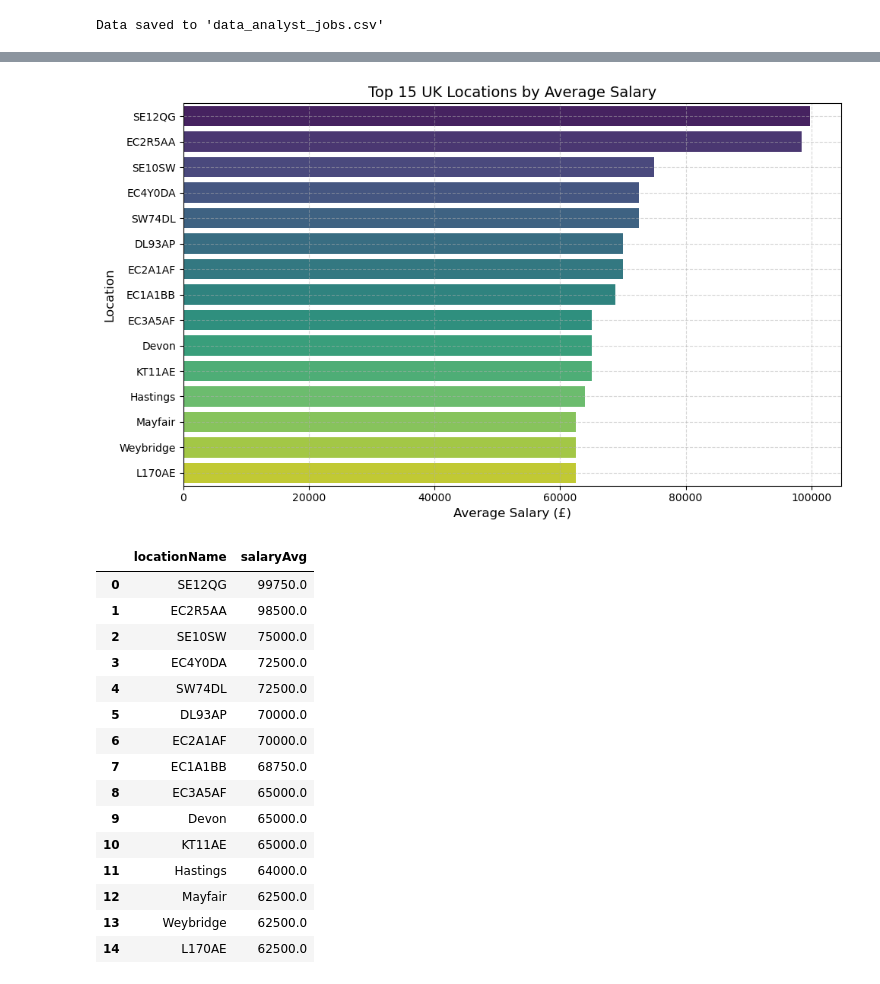
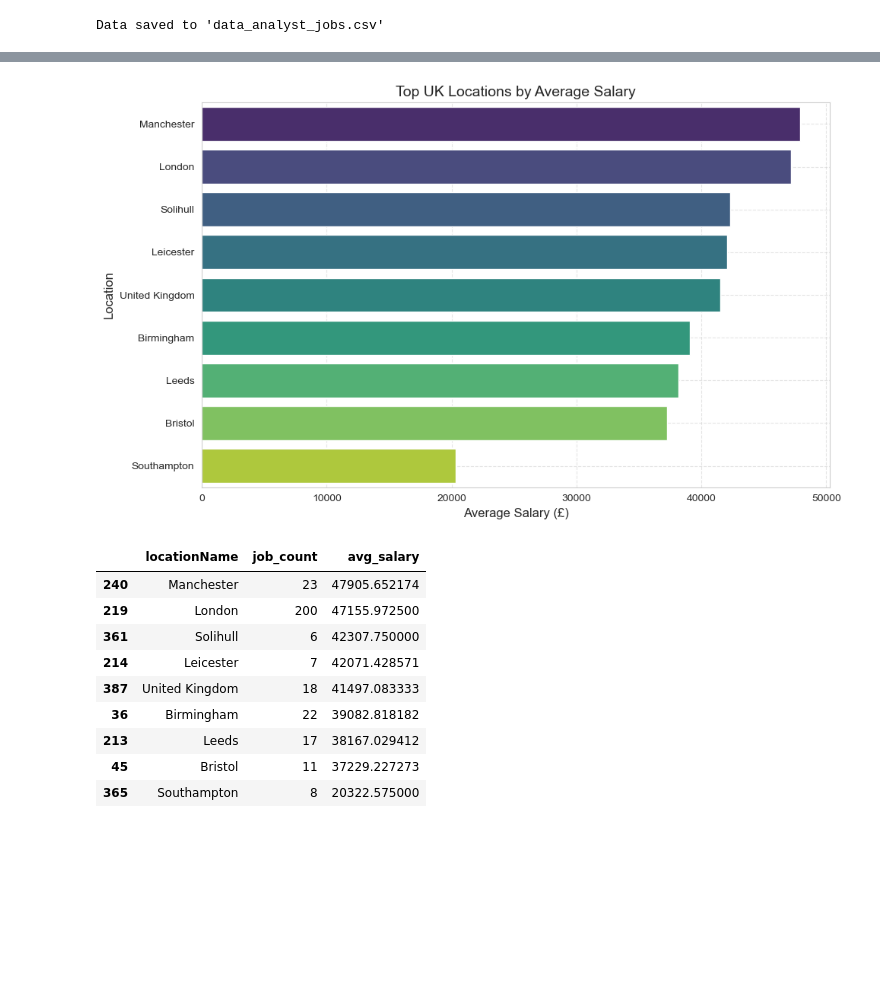
Before and after one commit to maqeel019/reed-job-UK-analysis, a Jupyter notebook: analysis.ipynb, the cells around one changed output, grey strips where cells are left out. Drawn from its saved outputs; the diff is of its cells as text; code cells hidden in the pictures; blank space fills up the shorter version.

```diff
--- a/analysis.ipynb
+++ b/analysis.ipynb
@@ -330,53 +330,53 @@ print(f"🏢 Hybrid jobs: {len(hybrid_jobs)} ({percent_hybrid:.2f}%)")
 # %%
-
 import matplotlib.pyplot as plt
 import seaborn as sns
 
+# Calculate average salary
 jobs_reed['salaryAvg'] = (jobs_reed['minimumSalary'] + jobs_reed['maximumSalary']) / 2
 
-top_locations_salary = (
-    jobs_reed.groupby('locationName')['salaryAvg']
-    .mean()
-    .sort_values(ascending=False)
-    .head(15)  # Top 15 locations
+# Group by location with count and mean salary
+location_salary_stats = (
+    jobs_reed.groupby('locationName')
+    .agg(job_count=('salaryAvg', 'count'), avg_salary=('salaryAvg', 'mean'))
     .reset_index()
 )
 
+# Filter locations with more than 30 job postings
+filtered_locations = location_salary_stats[location_salary_stats['job_count'] > 5]
+
+# Get top 15 by average salary
+top_locations_salary = filtered_locations.sort_values('avg_salary', ascending=False).head(15)
+
+# Plot
 plt.figure(figsize=(10, 6))
 sns.barplot(
     data=top_locations_salary,
-    x='salaryAvg',
+    x='avg_salary',
     y='locationName',
     palette='viridis'
 )
 
-# Titles and labels
-plt.title('Top 15 UK Locations by Average Salary', fontsize=14)
+plt.title('Top UK Locations by Average Salary', fontsize=14)
 plt.xlabel('Average Salary (£)', fontsize=12)
 plt.ylabel('Location', fontsize=12)
 plt.grid(True, linestyle='--', alpha=0.5)
 plt.tight_layout()
 plt.show()
 
-top_locations_salary.head(15)
+# Optional: View top rows
+top_locations_salary
 # %% [output]
-[figure, old version]
+[figure, new version]
-|  | locationName | salaryAvg |
-| 0 | SE12QG | 99750.0 |
-| 1 | EC2R5AA | 98500.0 |
-| 2 | SE10SW | 75000.0 |
-| 3 | EC4Y0DA | 72500.0 |
-| 4 | SW74DL | 72500.0 |
-| 5 | DL93AP | 70000.0 |
-| 6 | EC2A1AF | 70000.0 |
-| 7 | EC1A1BB | 68750.0 |
-| 8 | EC3A5AF | 65000.0 |
-| 9 | Devon | 65000.0 |
-| 10 | KT11AE | 65000.0 |
-| 11 | Hastings | 64000.0 |
-| 12 | Mayfair | 62500.0 |
-| 13 | Weybridge | 62500.0 |
-| 14 | L170AE | 62500.0 |
+|  | locationName | job_count | avg_salary |
+| 240 | Manchester | 23 | 47905.652174 |
+| 219 | London | 200 | 47155.972500 |
+| 361 | Solihull | 6 | 42307.750000 |
+| 214 | Leicester | 7 | 42071.428571 |
+| 387 | United Kingdom | 18 | 41497.083333 |
+| 36 | Birmingham | 22 | 39082.818182 |
+| 213 | Leeds | 17 | 38167.029412 |
+| 45 | Bristol | 11 | 37229.227273 |
+| 365 | Southampton | 8 | 20322.575000 |
 # %%
 import matplotlib.pyplot as plt
 import seaborn as sns
```
Also changed, not shown: parts of 19 cells of this notebook, 4 other files.
